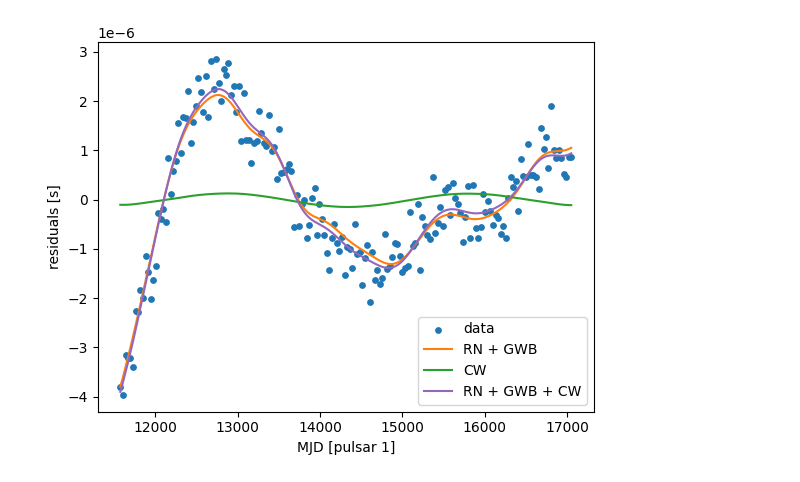
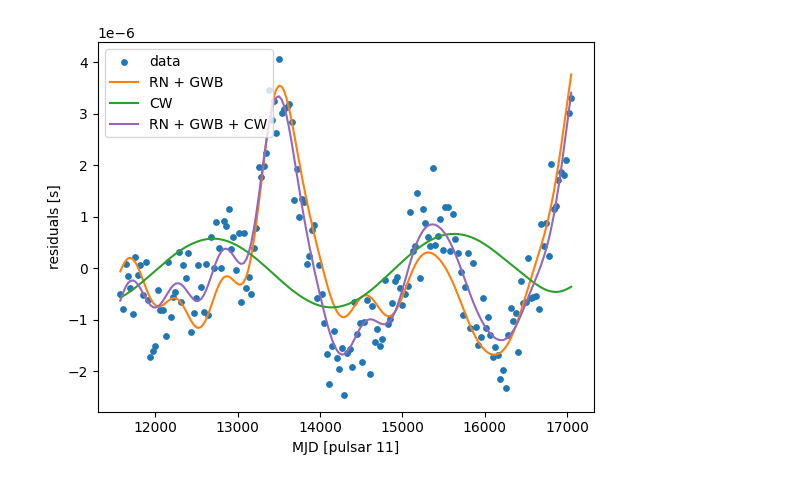
Before and after one commit to aiden-g12321/PTA_joint, a Jupyter notebook: test.ipynb, the cells around one changed output. Saved outputs shown, nothing was run; the diff lists cells and outputs as text; code cells hidden in the pictures.

```diff
--- a/test.ipynb
+++ b/test.ipynb
@@ -12,19 +12,19 @@ from sim_data import residuals
 config.update('jax_enable_x64', True)
 # %%
 # plot data and injected signals
-psr_ndx = 0
-rn_gwb_residuals_inj = m.Rs[psr_ndx] @ m.Fs[psr_ndx] @ m.a_inj.reshape((m.Np, m.Na))[psr_ndx]
-cw_residuals_inj = m.Rs[psr_ndx] @ m.Fs[psr_ndx] @ m.get_CW_coefficients(m.x_inj[m.cw_psr_ndxs])[psr_ndx]
+psr_ndx = 10
 plt.scatter(m.MJDs[psr_ndx], m.Rs[psr_ndx] @ residuals[psr_ndx], color='C0', s=15, label='data')
 if m.model_gwb or m.model_rn:
+    rn_gwb_residuals_inj = m.Rs[psr_ndx] @ m.Fs[psr_ndx] @ m.a_inj.reshape((m.Np, m.Na))[psr_ndx]
     plt.plot(m.MJDs[psr_ndx], rn_gwb_residuals_inj, color='C1', label='RN + GWB')
 if m.model_cw:
+    cw_residuals_inj = m.Rs[psr_ndx] @ m.Fs[psr_ndx] @ m.get_CW_coefficients(m.x_inj[m.cw_psr_ndxs])[psr_ndx]
     plt.plot(m.MJDs[psr_ndx], cw_residuals_inj, color='C2', label='CW')
 if (m.model_gwb or m.model_rn) and m.model_cw:
     plt.plot(m.MJDs[psr_ndx], rn_gwb_residuals_inj + cw_residuals_inj, color='C4', label='RN + GWB + CW')
 plt.xlabel(f'MJD [pulsar {psr_ndx + 1}]')
 plt.ylabel('residuals [s]')
 plt.legend()
 plt.show()
 # %% [output]
-[figure, old version]
+[figure, new version]
```
Also changed, not shown: 1 other file.
